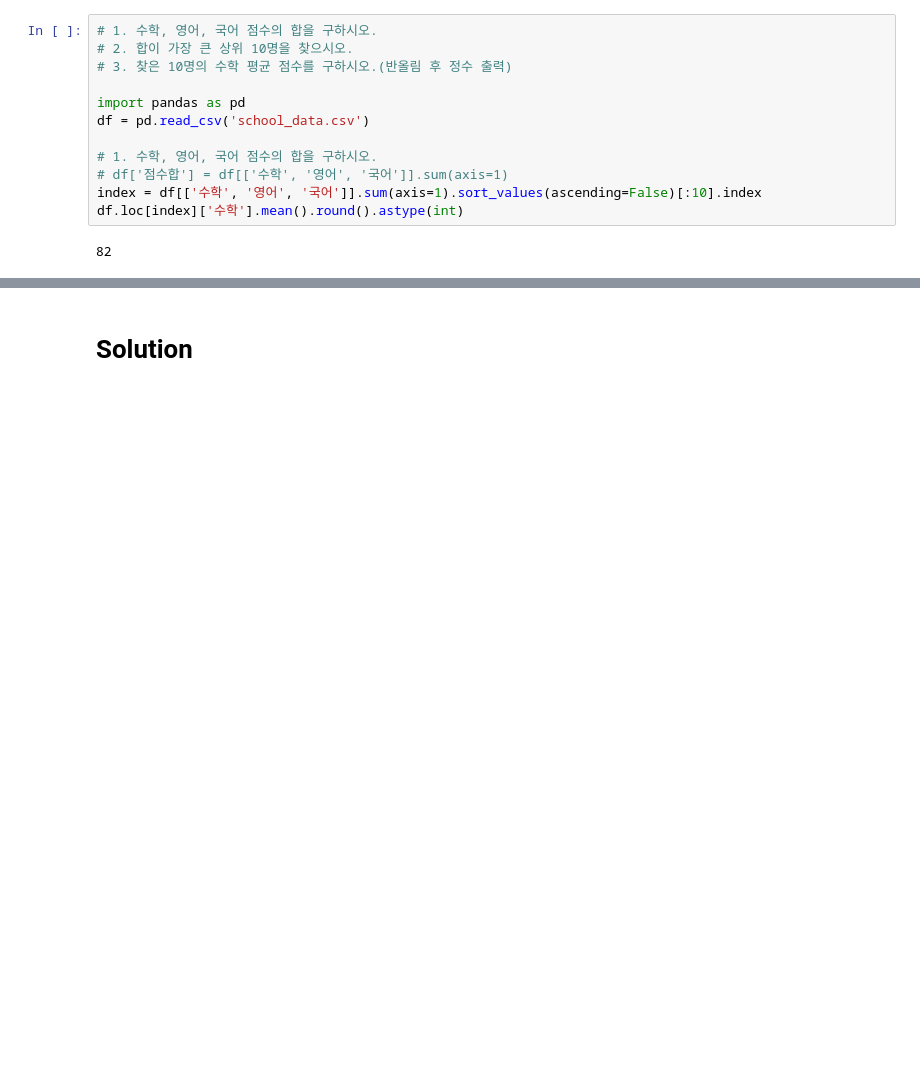
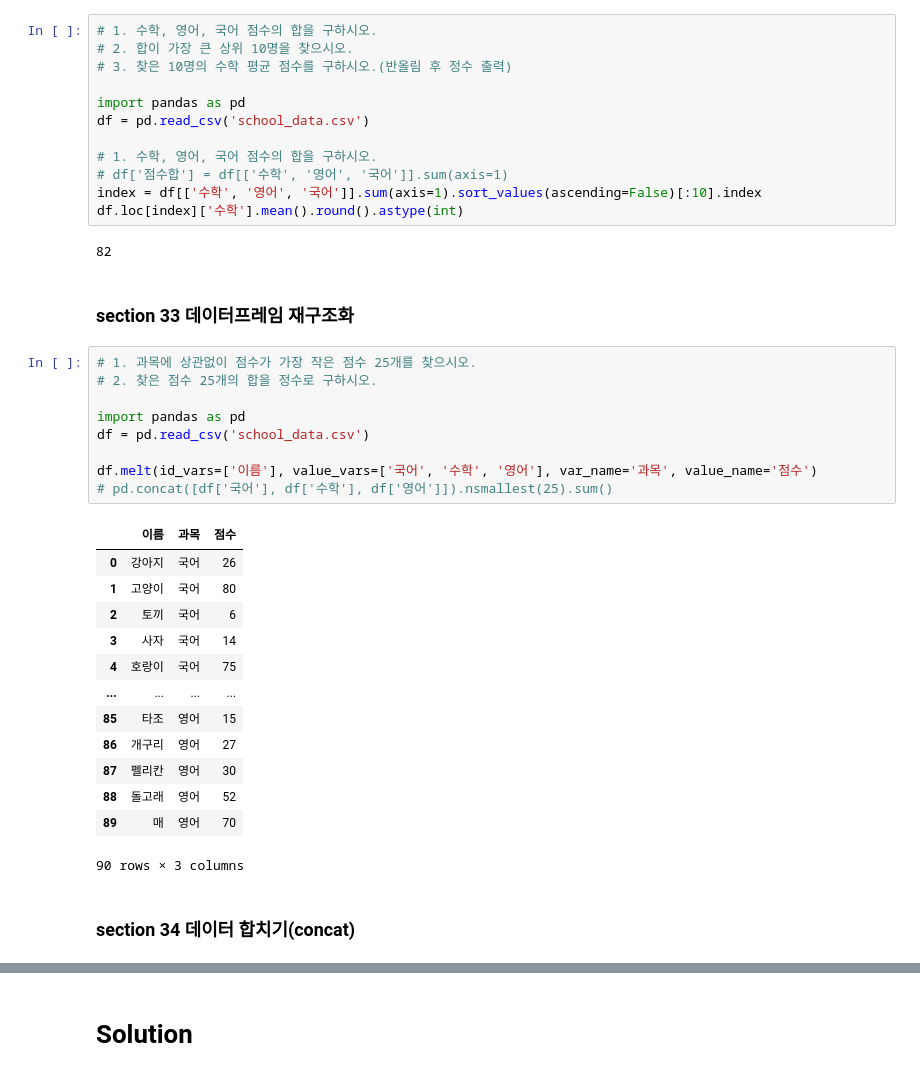
Before and after one commit to zzl-hyun/bigdata_analyst_cert_v2, a Jupyter notebook: part1/ch3/ch3_ex_type1.ipynb, the cells around one changed output, grey strips where cells are left out. Drawn from its saved outputs; the diff is of its cells as text; blank space fills up the shorter version.

```diff
--- a/part1/ch3/ch3_ex_type1.ipynb
+++ b/part1/ch3/ch3_ex_type1.ipynb
@@ -645,3 +645,30 @@ index = df[['수학', '영어', '국어']].sum(axis=1).sort_values(ascending=Fal
 df.loc[index]['수학'].mean().round().astype(int)
 # %% [output]
 82
+# %% [markdown]
+### section 33 데이터프레임 재구조화
+# %%
+# 1. 과목에 상관없이 점수가 가장 작은 점수 25개를 찾으시오.
+# 2. 찾은 점수 25개의 합을 정수로 구하시오.
+
+import pandas as pd
+df = pd.read_csv('school_data.csv')
+
+df.melt(id_vars=['이름'], value_vars=['국어', '수학', '영어'], var_name='과목', value_name='점수')
+# pd.concat([df['국어'], df['수학'], df['영어']]).nsmallest(25).sum()
+# %% [output]
+|  | 이름 | 과목 | 점수 |
+| 0 | 강아지 | 국어 | 26 |
+| 1 | 고양이 | 국어 | 80 |
+| 2 | 토끼 | 국어 | 6 |
+| 3 | 사자 | 국어 | 14 |
+| 4 | 호랑이 | 국어 | 75 |
+| ... | ... | ... | ... |
+| 85 | 타조 | 영어 | 15 |
+| 86 | 개구리 | 영어 | 27 |
+| 87 | 펠리칸 | 영어 | 30 |
+| 88 | 돌고래 | 영어 | 52 |
+| 89 | 매 | 영어 | 70 |
+90 rows × 3 columns
+# %% [markdown]
+### section 34 데이터 합치기(concat)
```
Also changed, not shown: parts of 7 cells of this notebook, 1 other file.
